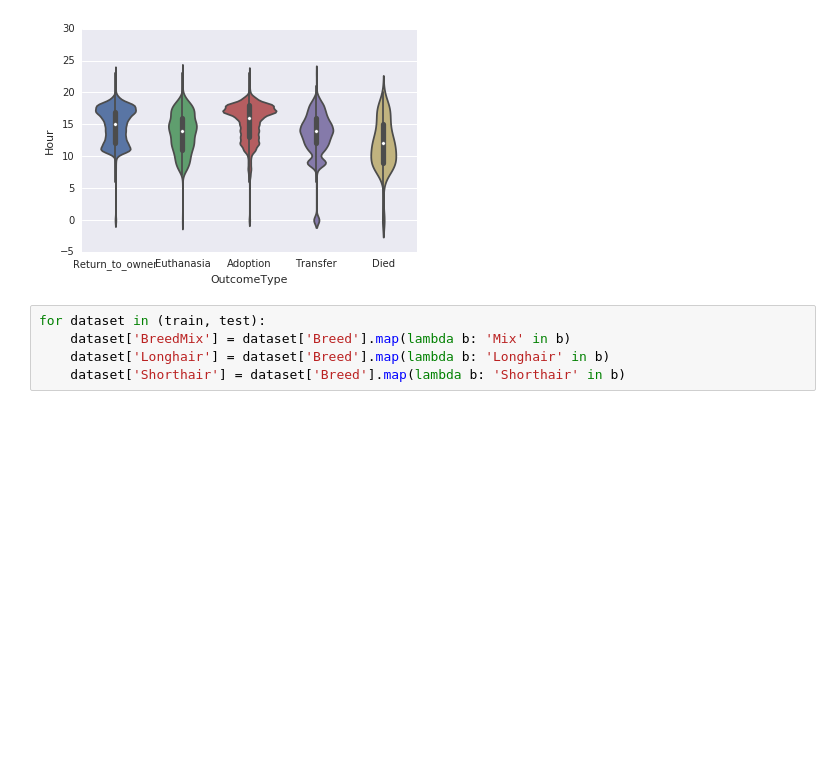
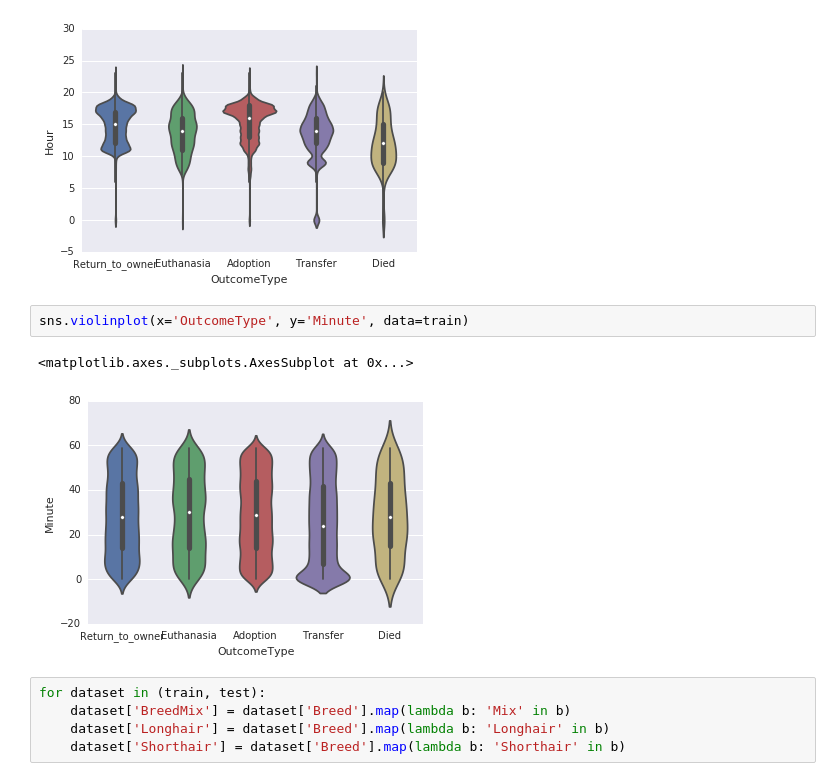
Before and after one commit to sdukshis/Kaggle-Shelter-Animal-Outcomes, a Jupyter notebook: Shelter Animal Outcomes.ipynb, the cells around one changed output. Drawn from its saved outputs; the diff is of its cells as text; blank space fills up the shorter version.

```diff
--- a/Shelter Animal Outcomes.ipynb
+++ b/Shelter Animal Outcomes.ipynb
@@ -218,6 +219,11 @@ sns.violinplot(x='OutcomeType', y='Hour', data=train)
 # %% [output]
 <matplotlib.axes._subplots.AxesSubplot at 0x...>
 [figure]
+# %%
+sns.violinplot(x='OutcomeType', y='Minute', data=train)
+# %% [output]
+<matplotlib.axes._subplots.AxesSubplot at 0x...>
+[figure, added]
 # %%
 for dataset in (train, test):
     dataset['BreedMix'] = dataset['Breed'].map(lambda b: 'Mix' in b)
```
Also changed, not shown: parts of 38 cells of this notebook.
